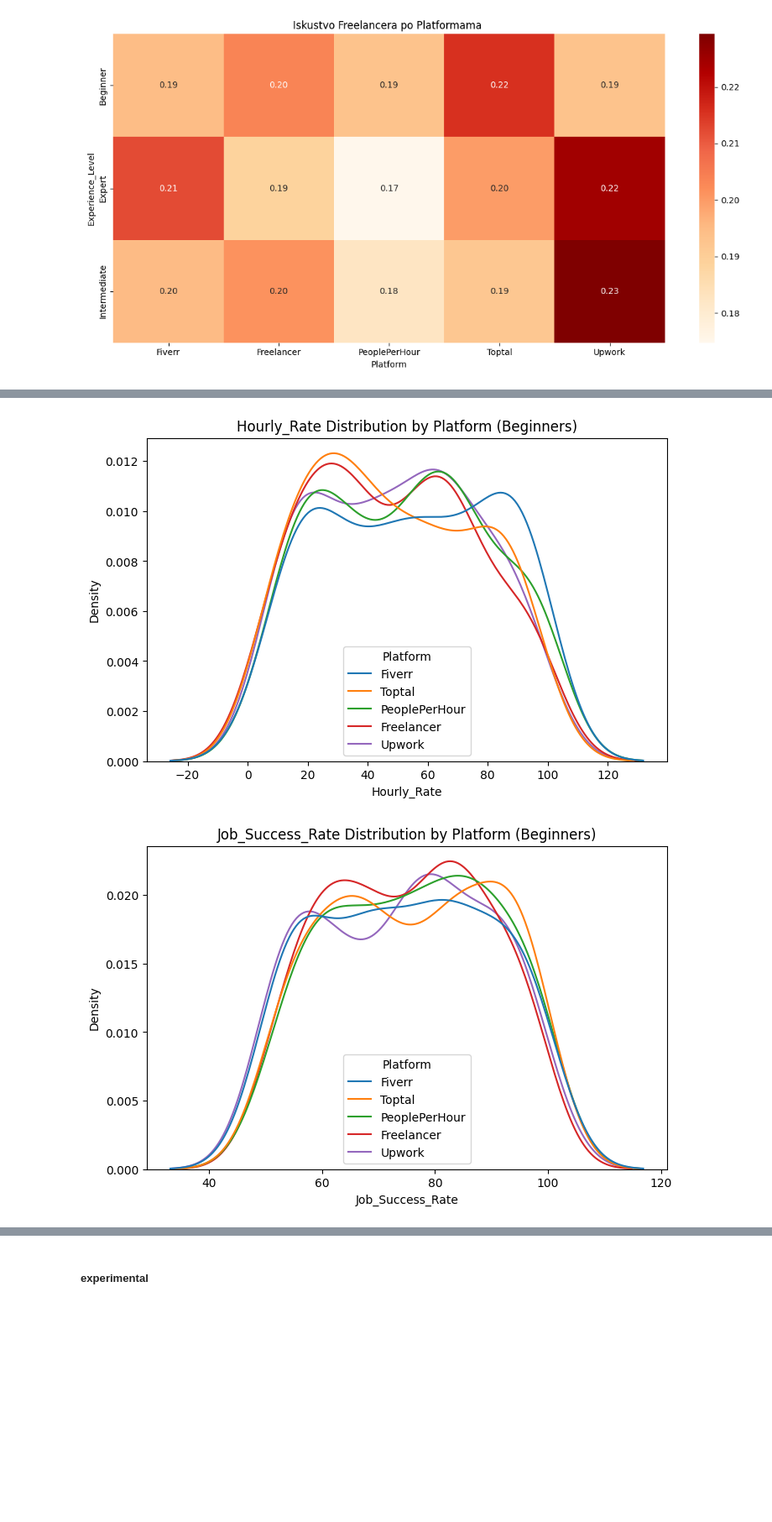
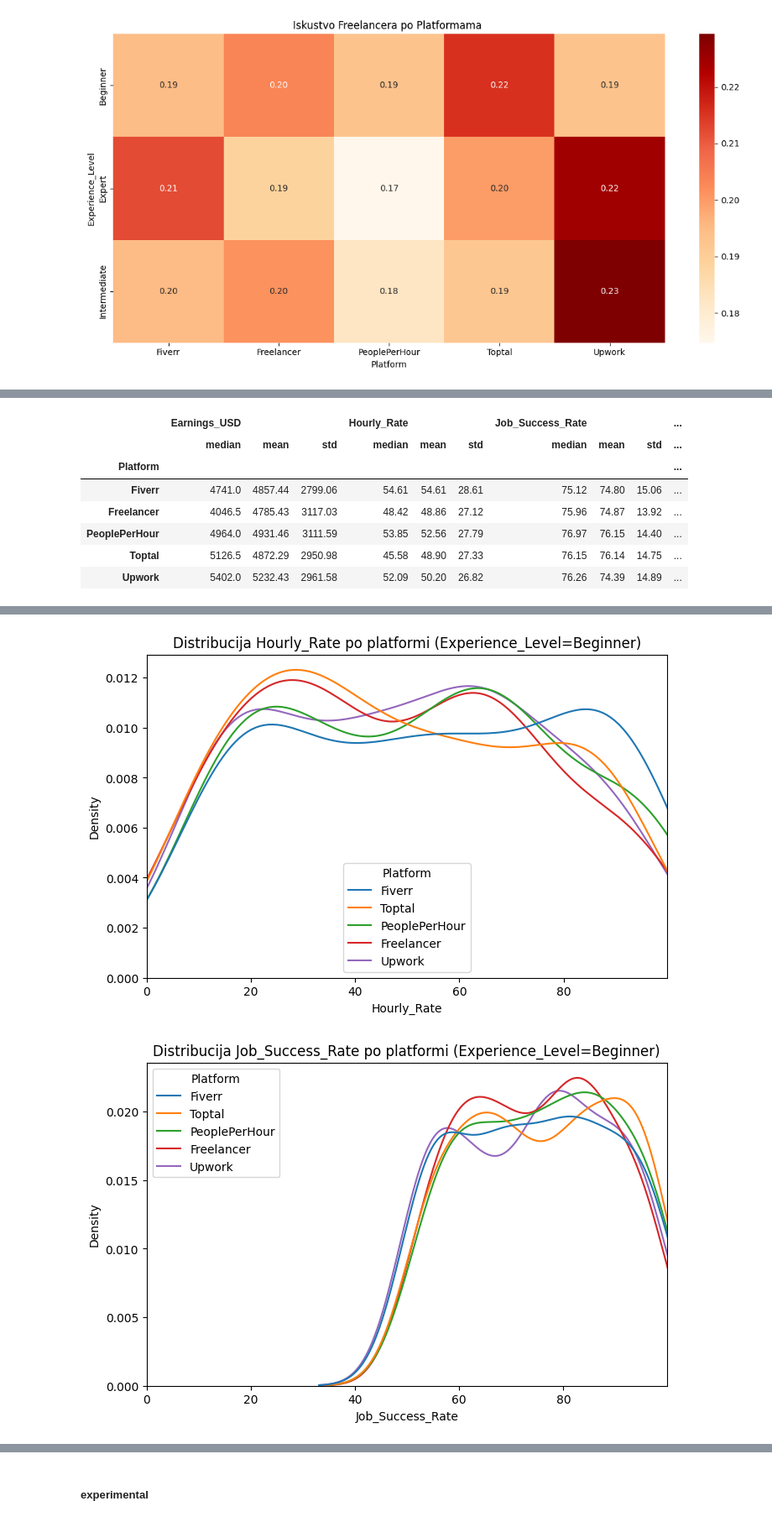
Before and after one commit to Ljut/PSAI-DSAI-datasets, a Jupyter notebook: VIS25_TIM1.ipynb, the cells around one changed output, grey strips where cells are left out. Shown at 84% size. Drawn from its saved outputs; the diff is of its cells as text; code cells hidden in the pictures; blank space fills up the shorter version.

Commit message:
Zajednicka distribucija i zavisnost

```diff
--- a/VIS25_TIM1.ipynb
+++ b/VIS25_TIM1.ipynb
@@ -1345,3 +1347,10 @@ from scipy.stats import chi2_contingency,spearmanr
+# %%
+from scipy.stats import chi2_contingency,spearmanr
+platform_map = {'Fiverr':1, 'Freelancer': 2,'Upwork':3,'PeoplePerHour':4,'Toptal':5}   ## Indeksiramo platforme
+exp_map = {'Beginner': 0, 'Intermediate': 1, 'Expert': 2}
+
+df['Experience_Index'] = df['Experience_Level'].map(exp_map) ## Indeksiramo vrijednosti
+df['Platform_Index'] = df['Platform'].map(platform_map)
 # %% [markdown]
 U ovom poglavlju, nastojati ćemo gradivo upotrijebiti kao dodatnu potkrepu prethodnih hipoteza, te empirijski odgovoriti na češta pitanja uzročnosti i korelacije na ovu temu.
 # %% [markdown]
@@ -1465,13 +1475,26 @@ Iako na Upworku trenutno se čini najmanji postotak početnika, iz navedenih raz
 # %%
-metrics = ['Earnings_USD', 'Hourly_Rate', 'Job_Success_Rate', 'Rehire_Rate']
-beginners = df[df['Experience_Level'] == 'Beginner']
+metrics = ['Earnings_USD', 'Hourly_Rate', 'Job_Success_Rate', 'Rehire_Rate'] # Relevantne metrike za posmatranje
+beginners = df[df['Experience_Level'] == 'Beginner'] # Posmatramo samo početnike
 # Upwork subset
-upwork = beginners[beginners['Platform'] == 'Upwork']
 
-# Iterate over metrics
+beginner_summary = beginners.groupby('Platform')[[
+    'Earnings_USD', 'Hourly_Rate', 'Job_Success_Rate', 'Rehire_Rate'
+]].agg(['median', 'mean', 'std']).round(2)
+
+display(beginner_summary)
+# Iteracija preko metrika
 for metric in metrics:
     plt.figure(figsize=(8, 5))
     sns.kdeplot(data=beginners, x=metric, hue='Platform', common_norm=False)
-    plt.title(f"{metric} Distribution by Platform (Beginners)")
+    plt.title("Distribucija " f"{metric} po platformi (Experience_Level=Beginner)")
+    plt.xlim(0,beginners[metric].max())
     plt.show()
 # %% [output]
+|  | Earnings_USD |  |  | Hourly_Rate |  |  | Job_Success_Rate |  |  | ... |
+|  | median | mean | std | median | mean | std | median | mean | std | ... |
+| Platform |  |  |  |  |  |  |  |  |  | ... |
+| Fiverr | 4741.0 | 4857.44 | 2799.06 | 54.61 | 54.61 | 28.61 | 75.12 | 74.80 | 15.06 | ... |
+| Freelancer | 4046.5 | 4785.43 | 3117.03 | 48.42 | 48.86 | 27.12 | 75.96 | 74.87 | 13.92 | ... |
+| PeoplePerHour | 4964.0 | 4931.46 | 3111.59 | 53.85 | 52.56 | 27.79 | 76.97 | 76.15 | 14.40 | ... |
+| Toptal | 5126.5 | 4872.29 | 2950.98 | 45.58 | 48.90 | 27.33 | 76.15 | 76.14 | 14.75 | ... |
+| Upwork | 5402.0 | 5232.43 | 2961.58 | 52.09 | 50.20 | 26.82 | 76.26 | 74.39 | 14.89 | ... |
@@ -1479,2 +1502,2 @@ for metric in metrics:
-[figure, old version]
+[figure, new version]
-[figure, old version]
+[figure, new version]
```
Also changed, not shown: parts of 37 cells of this notebook.
